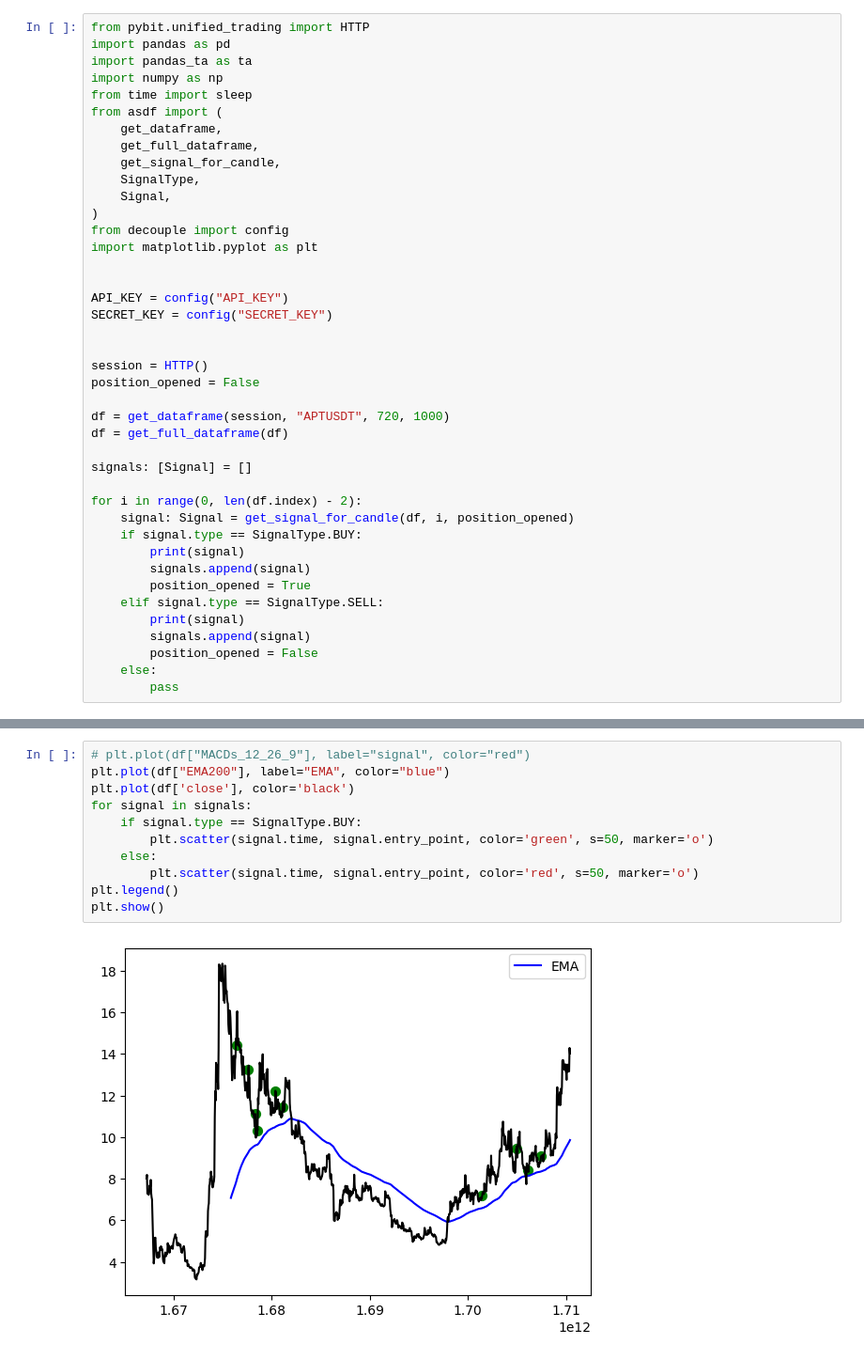
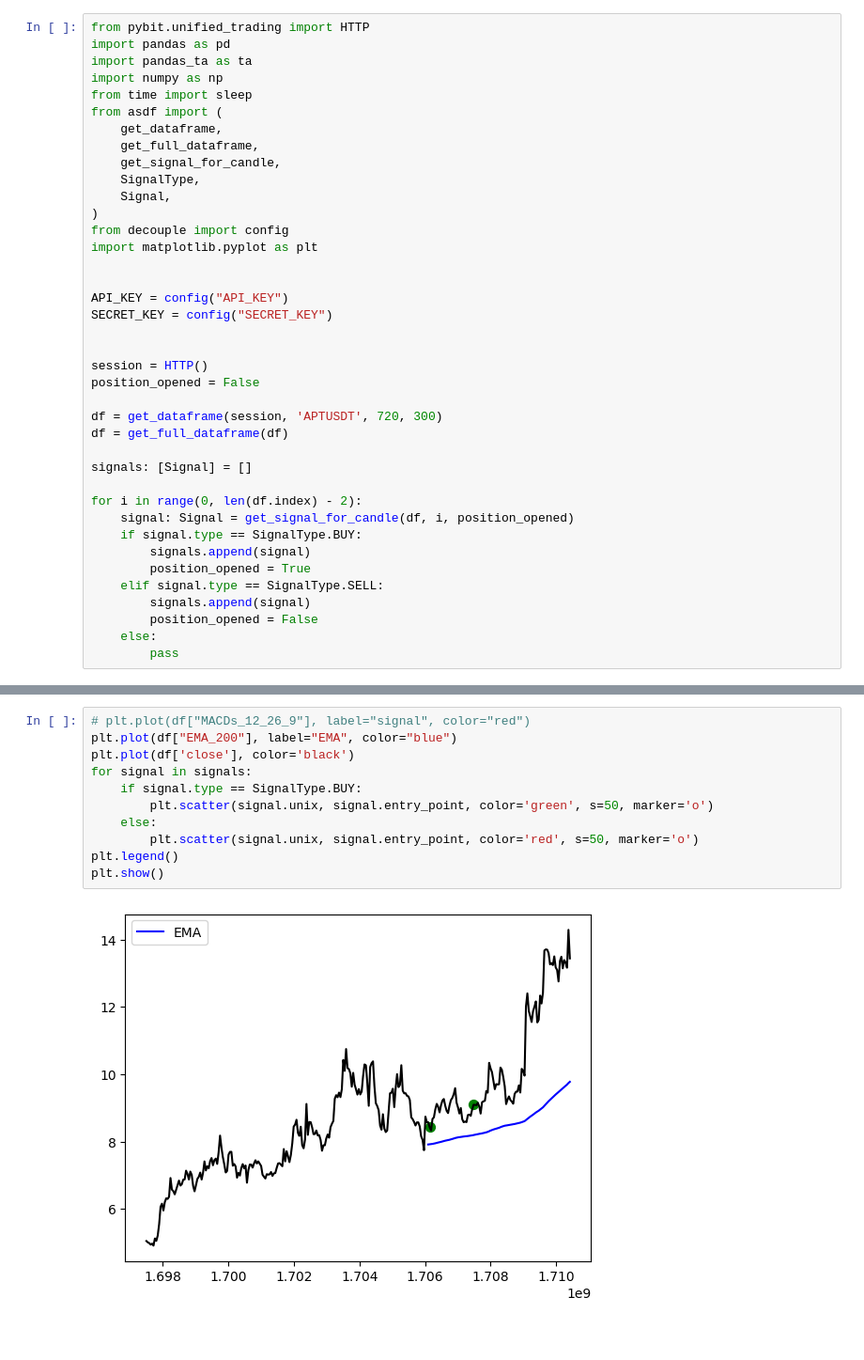
Before and after one commit to Kasaklalita/trading, a Jupyter notebook: macd2.ipynb, the cells around one changed output, grey strips where cells are left out. Shown: that part at 94% size. Cells and saved outputs as stored; diff of their text form.

```diff
--- a/macd2.ipynb
+++ b/macd2.ipynb
@@ -22,7 +22,7 @@ SECRET_KEY = config("SECRET_KEY")
 session = HTTP()
 position_opened = False
 
-df = get_dataframe(session, "APTUSDT", 720, 1000)
+df = get_dataframe(session, 'APTUSDT', 720, 300)
 df = get_full_dataframe(df)
 
 signals: [Signal] = []
@@ -30,11 +30,9 @@ signals: [Signal] = []
 for i in range(0, len(df.index) - 2):
     signal: Signal = get_signal_for_candle(df, i, position_opened)
     if signal.type == SignalType.BUY:
-        print(signal)
         signals.append(signal)
         position_opened = True
     elif signal.type == SignalType.SELL:
-        print(signal)
         signals.append(signal)
         position_opened = False
     else:
@@ -53,16 +50,16 @@ Time: 1707480000000, type: SignalType.BUY, entry: 9.093, tp: 10.0023, sl: 8.6383
 # %%
 # plt.plot(df["MACDs_12_26_9"], label="signal", color="red")
-plt.plot(df["EMA200"], label="EMA", color="blue")
+plt.plot(df["EMA_200"], label="EMA", color="blue")
 plt.plot(df['close'], color='black')
 for signal in signals:
     if signal.type == SignalType.BUY:
-        plt.scatter(signal.time, signal.entry_point, color='green', s=50, marker='o')
+        plt.scatter(signal.unix, signal.entry_point, color='green', s=50, marker='o')
     else:
-        plt.scatter(signal.time, signal.entry_point, color='red', s=50, marker='o')
+        plt.scatter(signal.unix, signal.entry_point, color='red', s=50, marker='o')
 plt.legend()
 plt.show()
 # %% [output]
-[figure, old version]
+[figure, new version]
 # %%
 plt.plot(df['MACDs_12_26_9'], label='signal', color='red')
 plt.plot(df['MACD_12_26_9'], label='MACD', color='green')
```
Also changed, not shown: parts of 2 cells of this notebook, 3 other files.
